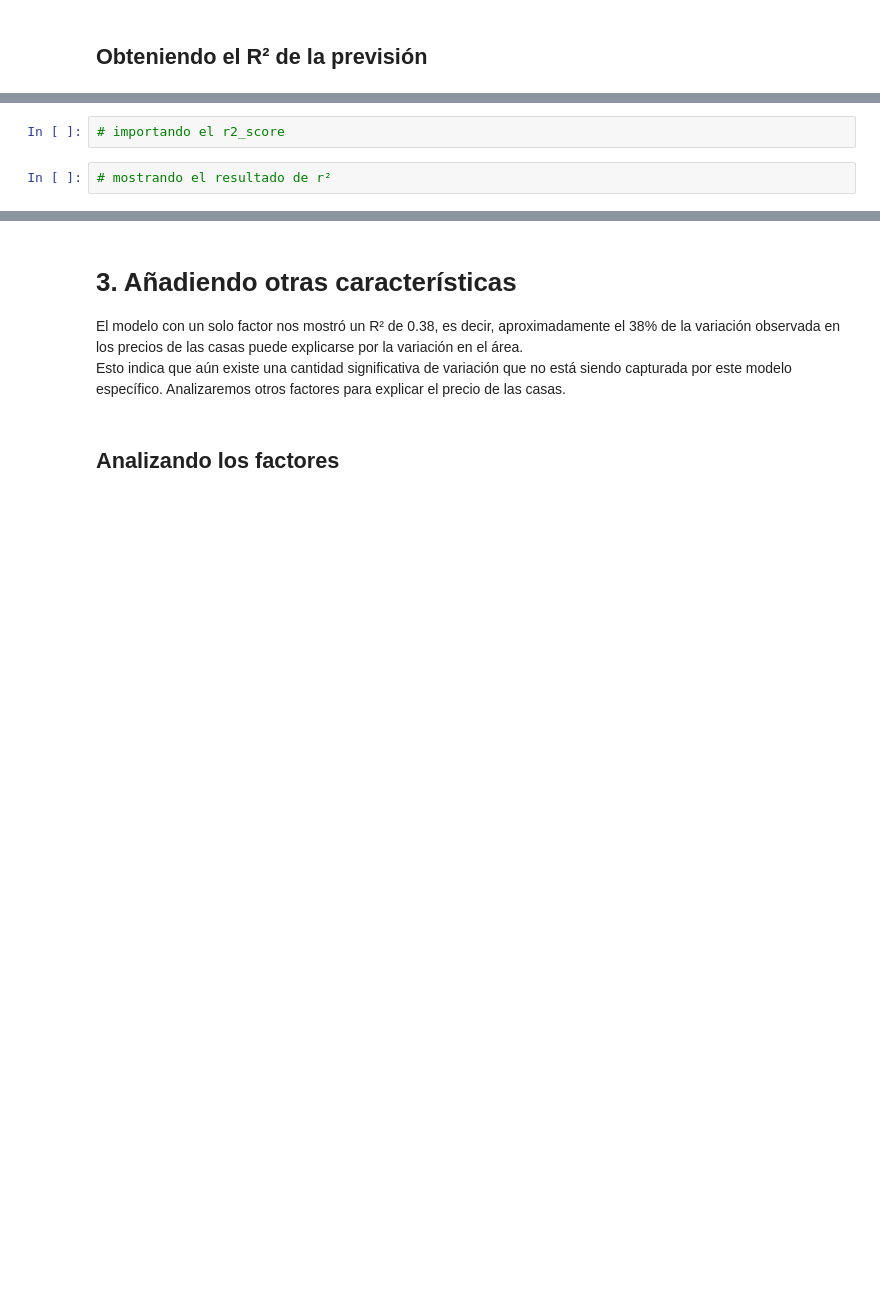
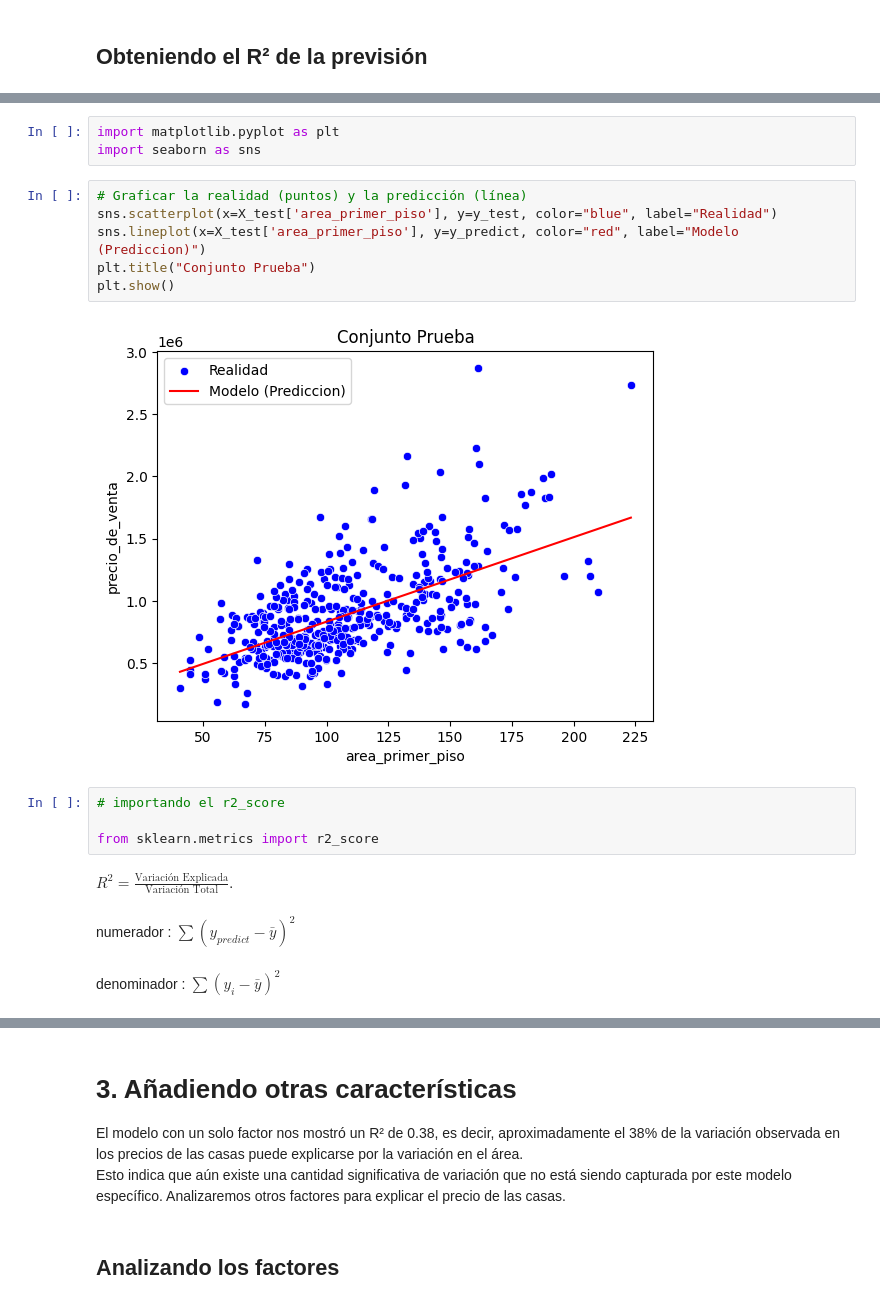
Before and after one commit to Basurero2/Data-Science-probando-relaciones-con-regresion-lineal, a Jupyter notebook: precios_de_inmuebles_regresion_lineal.ipynb, the cells around one changed output, grey strips where cells are left out. Cells and saved outputs as stored; diff of their text form; blank space fills up the shorter version.

```diff
--- a/precios_de_inmuebles_regresion_lineal.ipynb
+++ b/precios_de_inmuebles_regresion_lineal.ipynb
@@ -268,4 +481,21 @@ En este caso, recurrimos a la métrica R², el coeficiente de determinación. El
+# %%
+import matplotlib.pyplot as plt
+import seaborn as sns
+# %%
+# Graficar la realidad (puntos) y la predicción (línea)
+sns.scatterplot(x=X_test['area_primer_piso'], y=y_test, color="blue", label="Realidad")
+sns.lineplot(x=X_test['area_primer_piso'], y=y_predict, color="red", label="Modelo (Prediccion)")
+plt.title("Conjunto Prueba")
+plt.show()
+# %% [output]
+[figure, added]
 # %%
 # importando el r2_score
+
+from sklearn.metrics import r2_score
-# %%
-# mostrando el resultado de r²
+# %% [markdown]
+ $R^2 = \frac{\text{Variación Explicada}}{\text{Variación Total}}$.
+# %% [markdown]
+numerador : $\sum ({y_{predict}} - \bar{y})^2$
+# %% [markdown]
+denominador : $\sum (y_i - \bar{y})^2$
```
Also changed, not shown: parts of 88 cells of this notebook.
